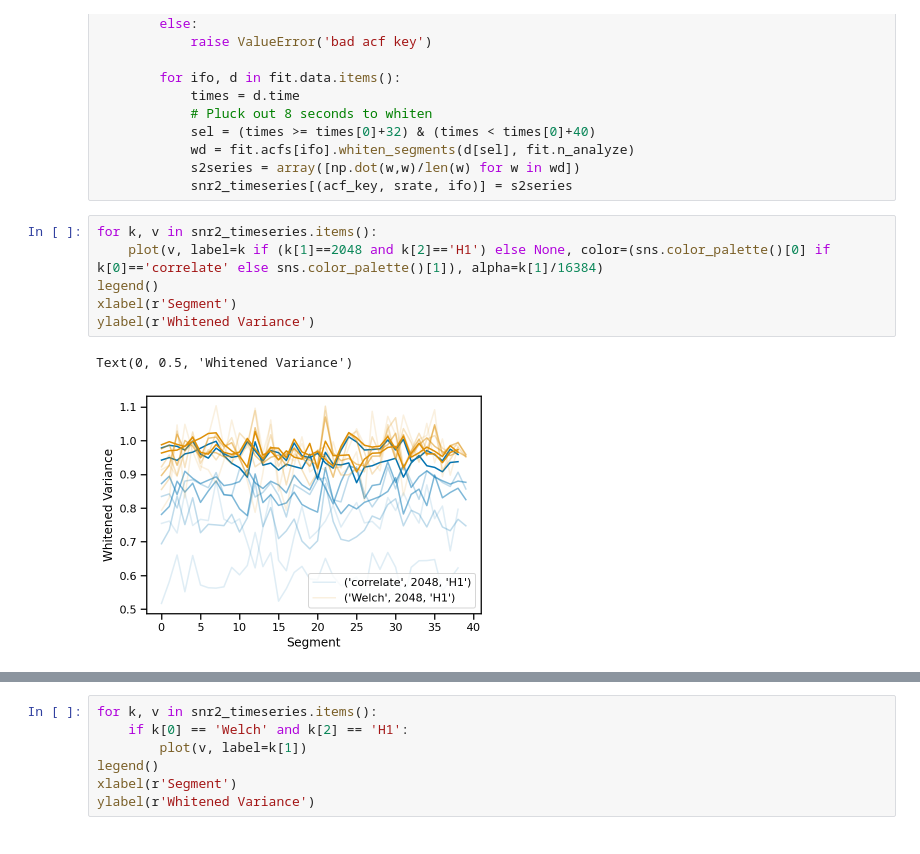
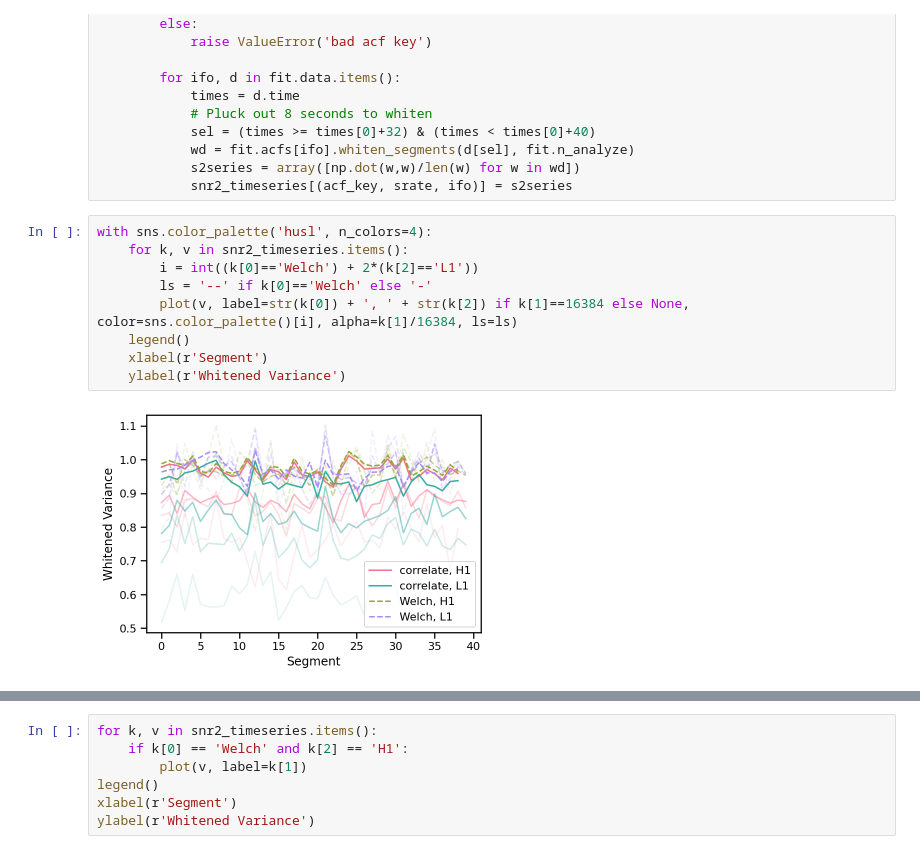
Before and after one commit to maxisi/ringdown, a Jupyter notebook: examples/NoiseWhitening.ipynb, the cells around one changed output, grey strips where cells are left out. Drawn from its saved outputs; the diff is of its cells as text.

Commit message:
Make prettier plots for Gregorio.

```diff
--- a/examples/NoiseWhitening.ipynb
+++ b/examples/NoiseWhitening.ipynb
@@ -158,11 +158,13 @@ for acf_key in ['correlate', 'Welch']:
             s2series = array([np.dot(w,w)/len(w) for w in wd])
             snr2_timeseries[(acf_key, srate, ifo)] = s2series
 # %%
-for k, v in snr2_timeseries.items():
-    plot(v, label=k if (k[1]==2048 and k[2]=='H1') else None, color=(sns.color_palette()[0] if k[0]=='correlate' else sns.color_palette()[1]), alpha=k[1]/16384)
-legend()
-xlabel(r'Segment')
-ylabel(r'Whitened Variance')
+with sns.color_palette('husl', n_colors=4):
+    for k, v in snr2_timeseries.items():
+        i = int((k[0]=='Welch') + 2*(k[2]=='L1'))
+        ls = '--' if k[0]=='Welch' else '-'
+        plot(v, label=str(k[0]) + ', ' + str(k[2]) if k[1]==16384 else None, color=sns.color_palette()[i], alpha=k[1]/16384, ls=ls)
+    legend()
+    xlabel(r'Segment')
+    ylabel(r'Whitened Variance')
 # %% [output]
-Text(0, 0.5, 'Whitened Variance')
-[figure, old version]
+[figure, new version]
```
Also changed, not shown: parts of 1 cell of this notebook.
